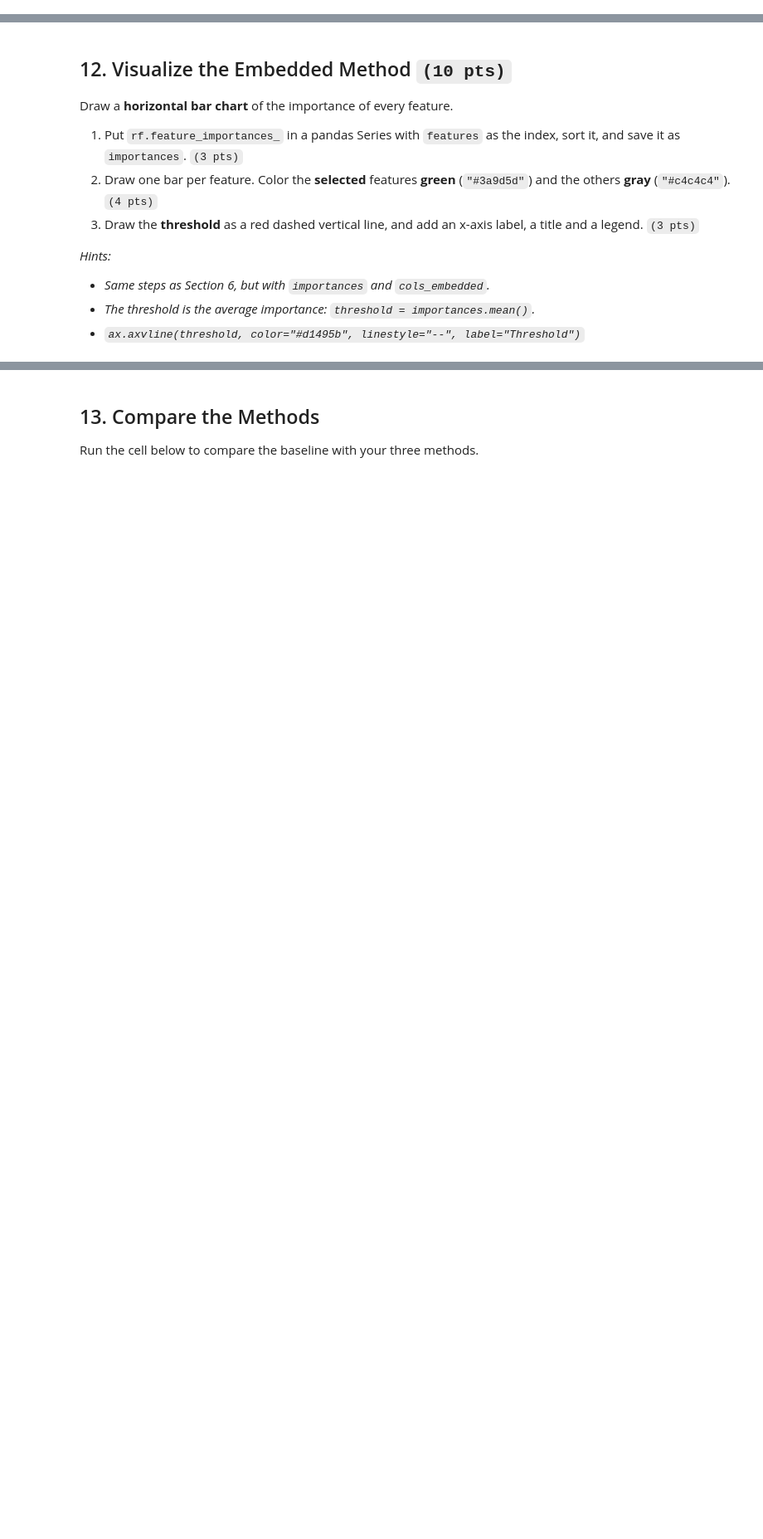
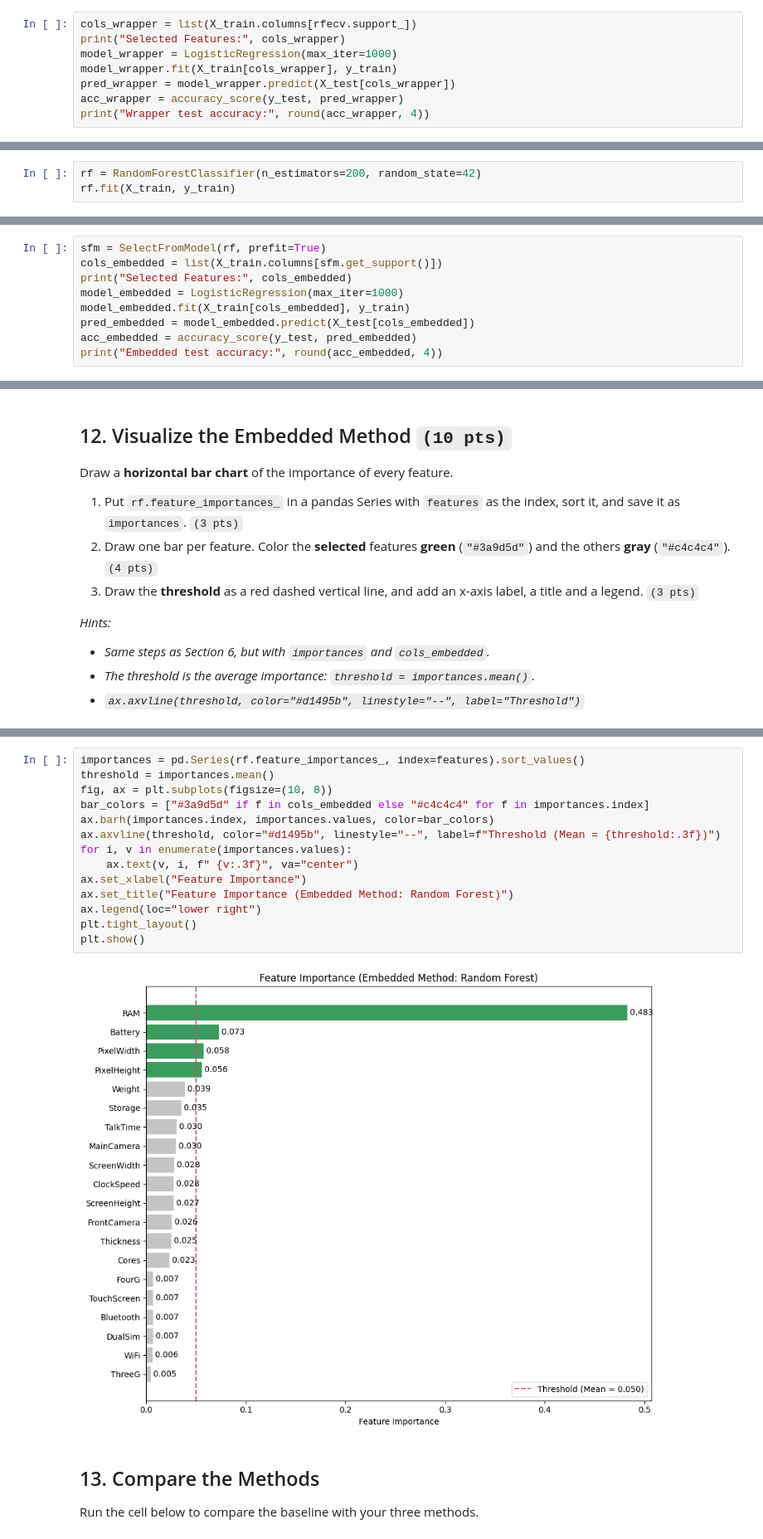
Before and after one commit to jp-dotosme/CCADMACL-COM242ML-Dotosme, a Jupyter notebook: DOTOSME_COM242ML_Feature-Selection.ipynb, the cells around one changed output, grey strips where cells are left out. Shown at 83% size. Cells and saved outputs as stored; diff of their text form; blank space fills up the shorter version.

```diff
--- a/DOTOSME_COM242ML_Feature-Selection.ipynb
+++ b/DOTOSME_COM242ML_Feature-Selection.ipynb
@@ -264,0 +290,8 @@ You will use `RFECV`: it removes the weakest feature one at a time (**Recursive
+# %%
+cols_wrapper = list(X_train.columns[rfecv.support_])
+print("Selected Features:", cols_wrapper)
+model_wrapper = LogisticRegression(max_iter=1000)
+model_wrapper.fit(X_train[cols_wrapper], y_train)
+pred_wrapper = model_wrapper.predict(X_test[cols_wrapper])
+acc_wrapper = accuracy_score(y_test, pred_wrapper)
+print("Wrapper test accuracy:", round(acc_wrapper, 4))
@@ -291,0 +340,3 @@ You will train a **Random Forest**, which computes a **feature importance** for
+# %%
+rf = RandomForestClassifier(n_estimators=200, random_state=42)
+rf.fit(X_train, y_train)
@@ -300,0 +352,9 @@ You will train a **Random Forest**, which computes a **feature importance** for
+# %%
+sfm = SelectFromModel(rf, prefit=True)
+cols_embedded = list(X_train.columns[sfm.get_support()])
+print("Selected Features:", cols_embedded)
+model_embedded = LogisticRegression(max_iter=1000)
+model_embedded.fit(X_train[cols_embedded], y_train)
+pred_embedded = model_embedded.predict(X_test[cols_embedded])
+acc_embedded = accuracy_score(y_test, pred_embedded)
+print("Embedded test accuracy:", round(acc_embedded, 4))
@@ -316,3 +377,19 @@ Draw a **horizontal bar chart** of the importance of every feature.
+# %%
+importances = pd.Series(rf.feature_importances_, index=features).sort_values()
+threshold = importances.mean()
+fig, ax = plt.subplots(figsize=(10, 8))
+bar_colors = ["#3a9d5d" if f in cols_embedded else "#c4c4c4" for f in importances.index]
+ax.barh(importances.index, importances.values, color=bar_colors)
+ax.axvline(threshold, color="#d1495b", linestyle="--", label=f"Threshold (Mean = {threshold:.3f})")
+for i, v in enumerate(importances.values):
+    ax.text(v, i, f" {v:.3f}", va="center")
+ax.set_xlabel("Feature Importance")
+ax.set_title("Feature Importance (Embedded Method: Random Forest)")
+ax.legend(loc="lower right")
+plt.tight_layout()
+plt.show()
+# %% [output]
+[figure, added]
 # %% [markdown]
 ## 13. Compare the Methods
 
```
Also changed, not shown: parts of 16 cells of this notebook.
